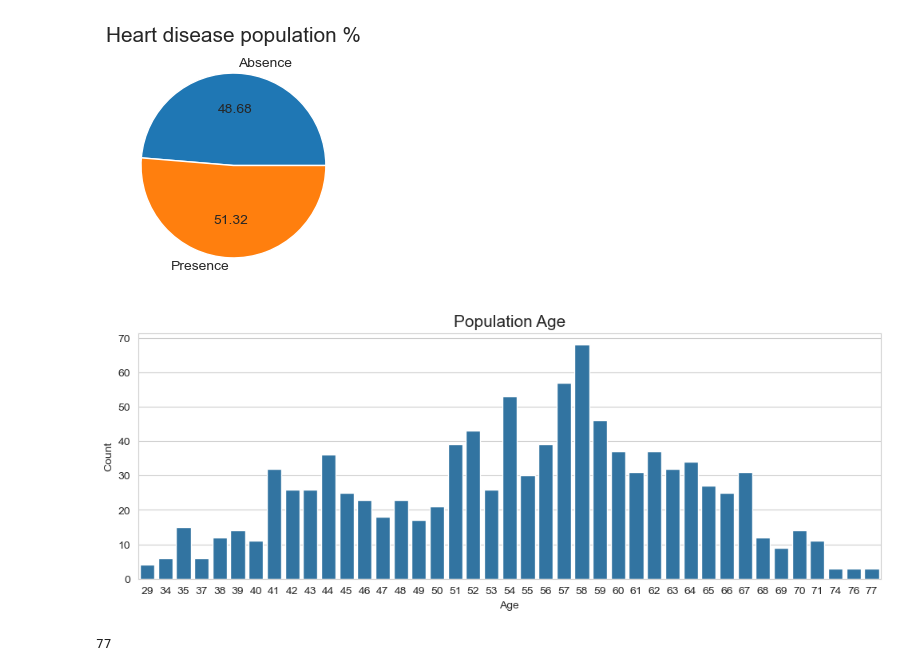
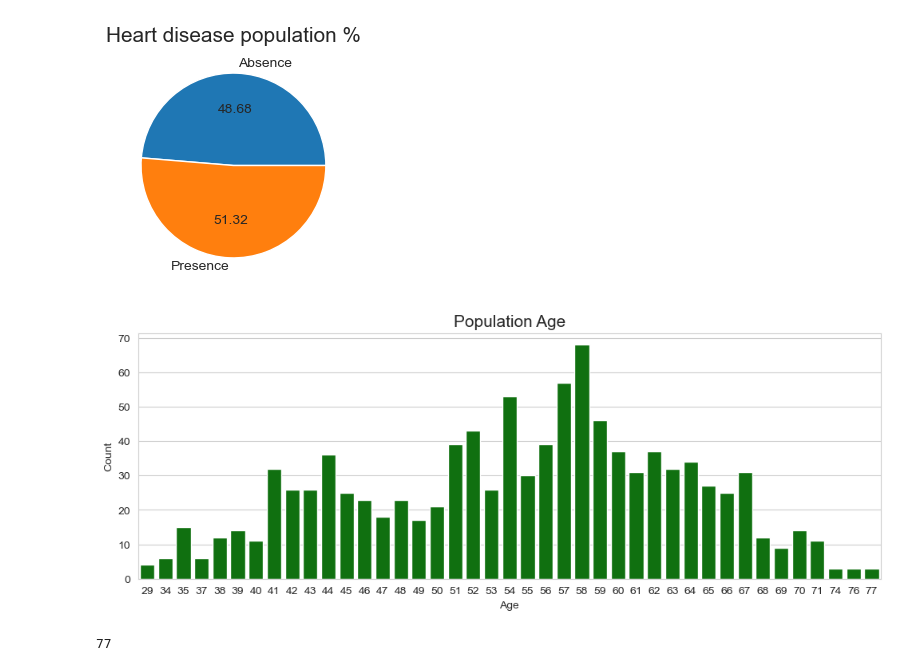
Before and after one commit to pratyusha-garaye/Heart-Disease-Diagnostic-Analysis, a Jupyter notebook: ClassifierCode.ipynb, the cells around one changed output. Saved outputs shown, nothing was run; the diff lists cells and outputs as text; code cells hidden in the pictures.

Commit message:
colors

```diff
--- a/ClassifierCode.ipynb
+++ b/ClassifierCode.ipynb
@@ -79,14 +79,14 @@ Text(0.5, 1.0, 'Heart disease population %')
 # %%
 #creating a countplot using Matplotlib and Seaborn for Age attribute
 plt.figure(figsize=(12,4))
-sns.countplot(x='age', data=data)
+sns.countplot(x='age', data=data, color='green')
 
 plt.title('Population Age', fontsize=15)
 plt.xlabel('Age', fontsize=10)
 plt.ylabel('Count', fontsize=10)
 plt.show()
 # %% [output]
-[figure, old version]
+[figure, new version]
 # %%
 #creating bins for age groups
 data.age.min()
```
